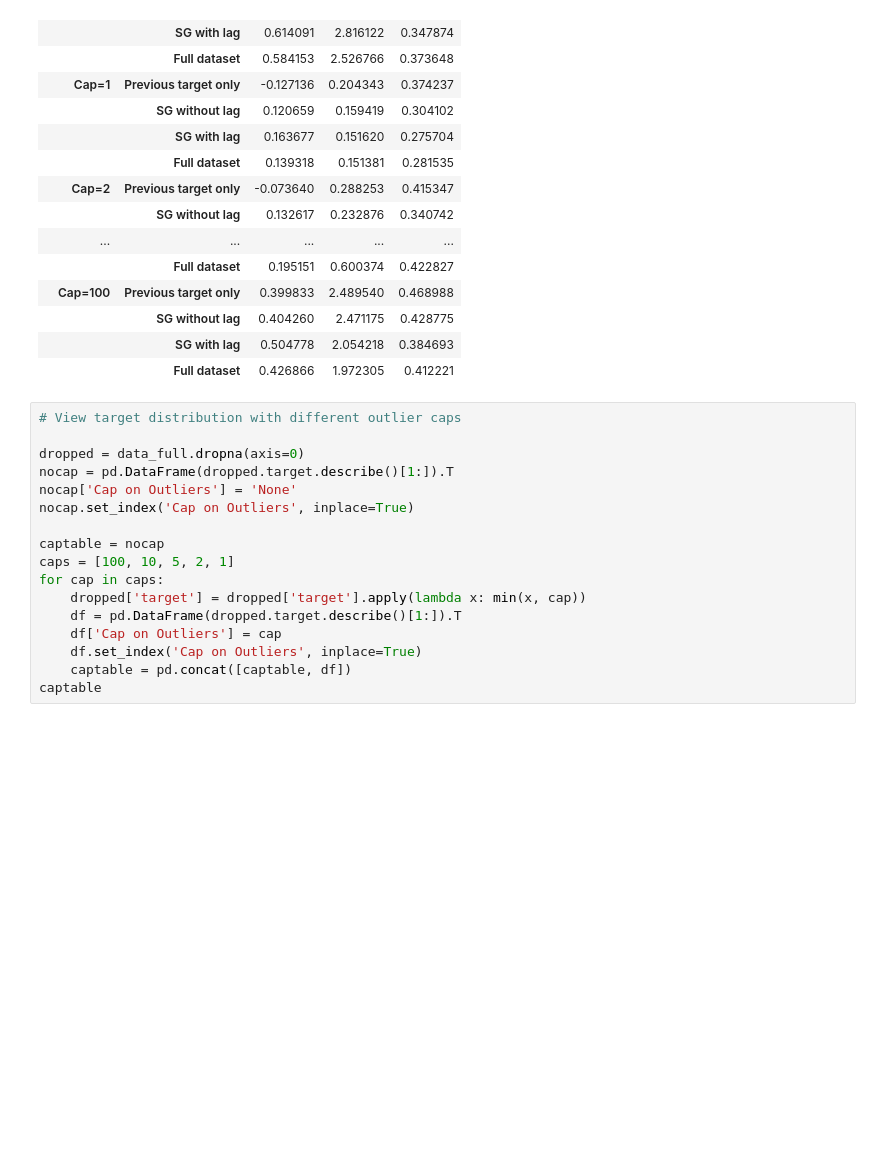
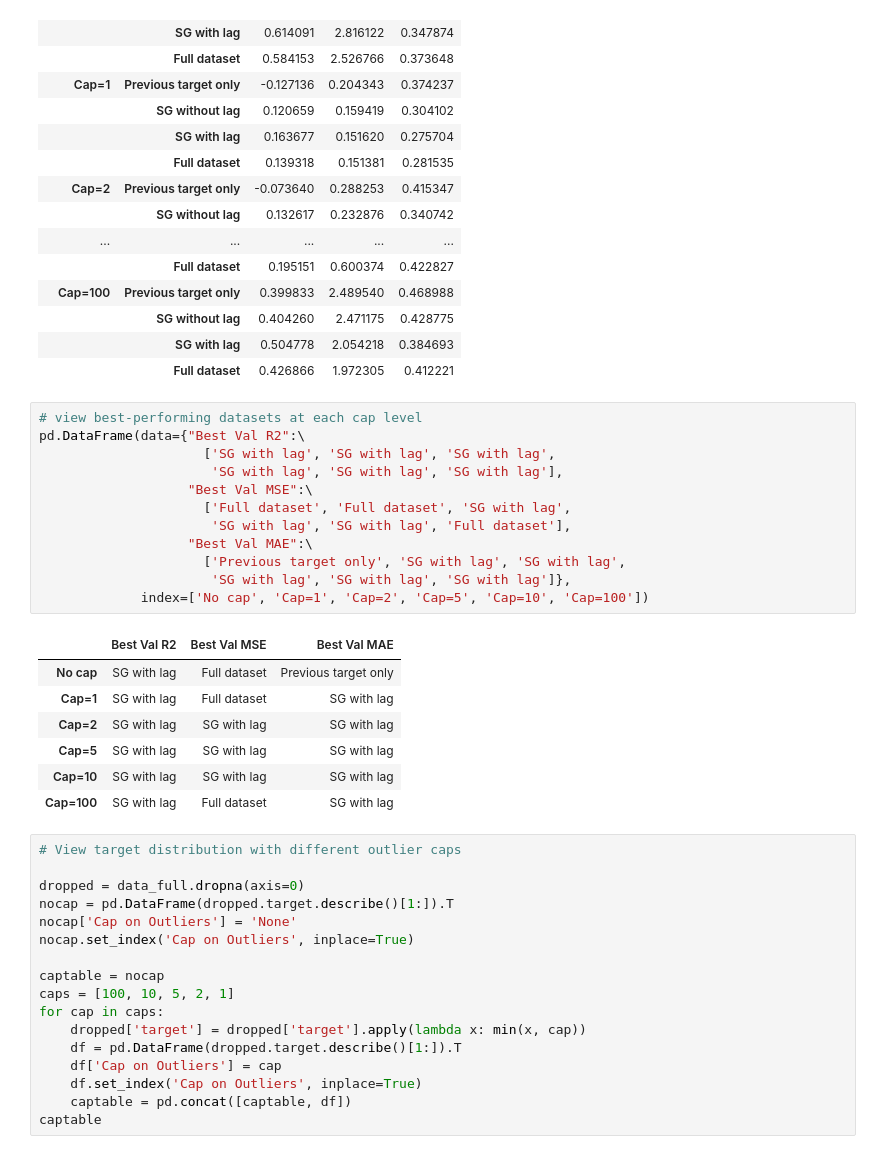
Before and after one commit to akrhea/covid-foot-traffic, a Jupyter notebook: baseline.ipynb, the cells around one changed output. Cells and saved outputs as stored; diff of their text form; blank space fills up the shorter version.

Commit message:
view best datasets for each caplevel and metric

```diff
--- a/baseline.ipynb
+++ b/baseline.ipynb
@@ -222,6 +222,26 @@ Validation Set Results:
 |  | SG without lag | 0.404260 | 2.471175 | 0.428775 |
 |  | SG with lag | 0.504778 | 2.054218 | 0.384693 |
 |  | Full dataset | 0.426866 | 1.972305 | 0.412221 |
+# %%
+# view best-performing datasets at each cap level
+pd.DataFrame(data={"Best Val R2":\
+                     ['SG with lag', 'SG with lag', 'SG with lag',
+                      'SG with lag', 'SG with lag', 'SG with lag'],
+                   "Best Val MSE":\
+                     ['Full dataset', 'Full dataset', 'SG with lag',
+                      'SG with lag', 'SG with lag', 'Full dataset'],
+                   "Best Val MAE":\
+                     ['Previous target only', 'SG with lag', 'SG with lag',
+                      'SG with lag', 'SG with lag', 'SG with lag']},
+             index=['No cap', 'Cap=1', 'Cap=2', 'Cap=5', 'Cap=10', 'Cap=100'])
+# %% [output]
+|  | Best Val R2 | Best Val MSE | Best Val MAE |
+| No cap | SG with lag | Full dataset | Previous target only |
+| Cap=1 | SG with lag | Full dataset | SG with lag |
+| Cap=2 | SG with lag | SG with lag | SG with lag |
+| Cap=5 | SG with lag | SG with lag | SG with lag |
+| Cap=10 | SG with lag | SG with lag | SG with lag |
+| Cap=100 | SG with lag | Full dataset | SG with lag |
 # %%
 # View target distribution with different outlier caps
 
```
